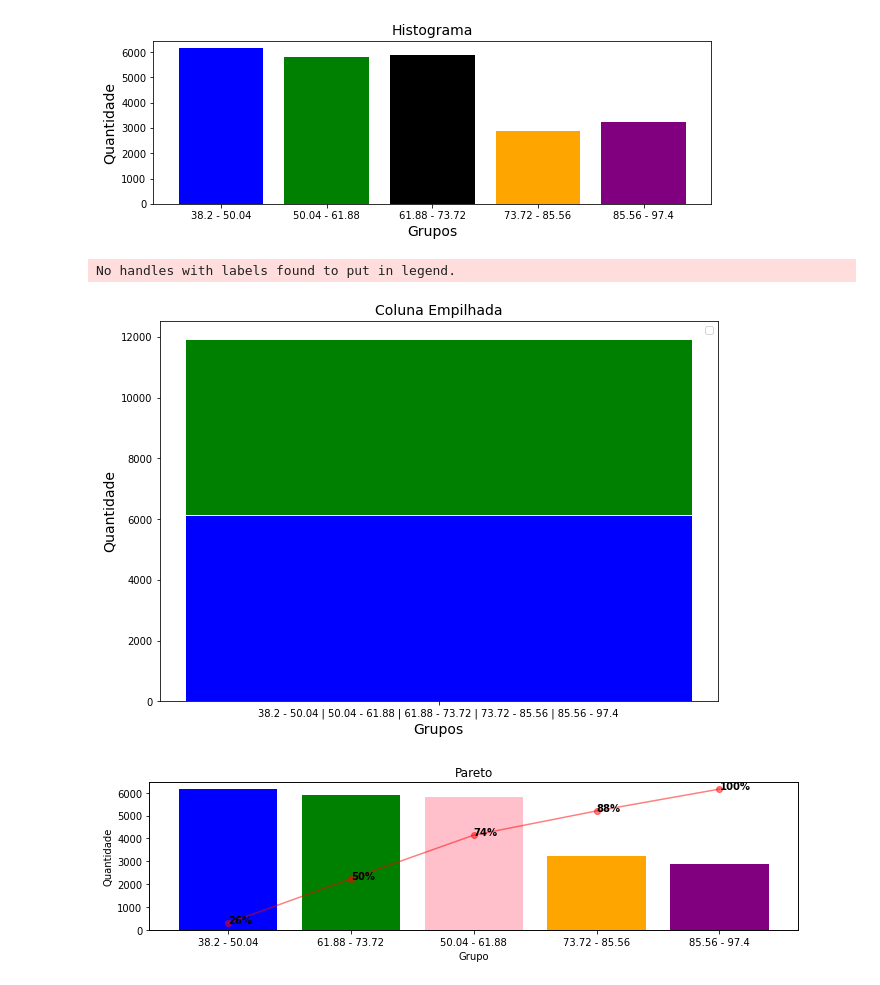
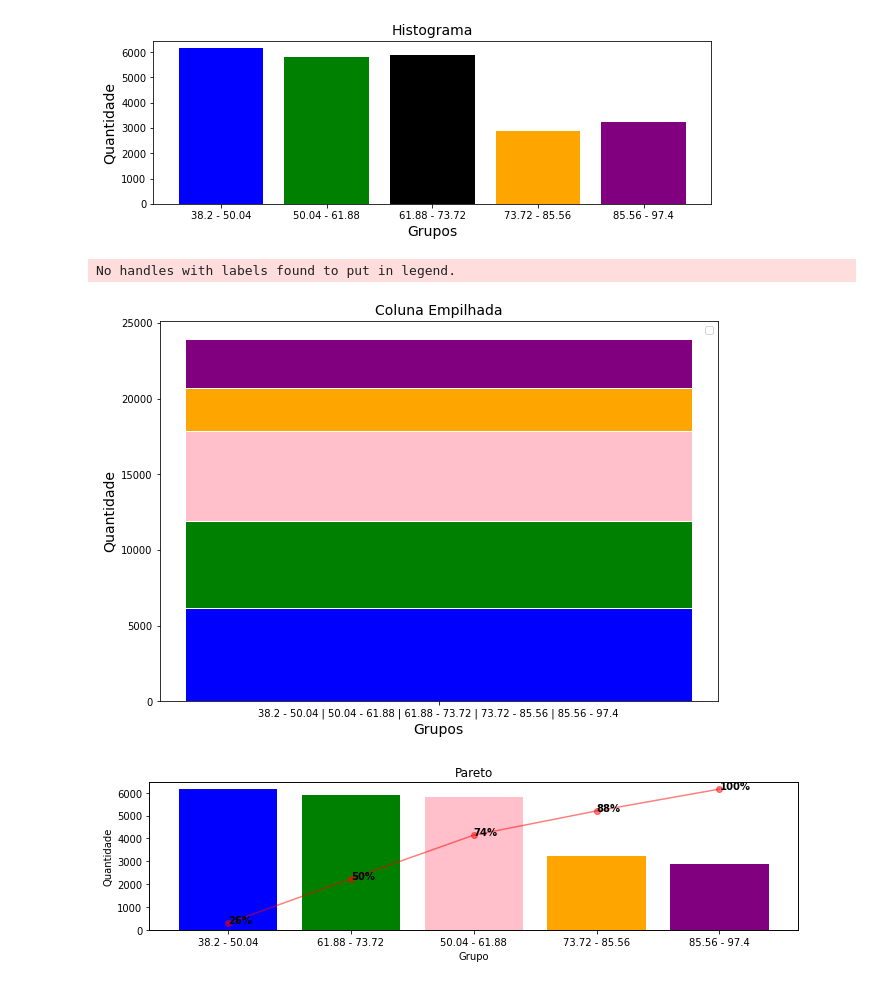
Before and after one commit to alefecrz/Data-Mining, a Jupyter notebook: src/server.ipynb, the cells around one changed output. Drawn from its saved outputs; the diff is of its cells as text; code cells hidden in the pictures.

```diff
--- a/src/server.ipynb
+++ b/src/server.ipynb
@@ -967,31 +967,29 @@ Text(0, 0.5, 'Quantidade')
 # %%
 dataframe = pd.DataFrame({
     'Grupo': [leg_1, leg_2, leg_3,  leg_4, leg_5],
     'Quantidade': [grupo_1.count(),  grupo_2.count(),  grupo_3.count(),  grupo_4.count(),   grupo_5.count()]
 })
-jeans = [100, 75, 50, 133]
 
-quarter = [leg_1]
 barWidth = 1
 #plot bars
 legend = leg_1 + " | " + leg_2 + " | " +  leg_3 + " | " +  leg_4 + " | " +  leg_5
 
 plt.figure(figsize=(10,7))
 plt.bar(legend,  grupo_1.count(), color='blue', edgecolor='white', width=barWidth)
-plt.bar(legend,  grupo_4.count(), bottom= grupo_1.count(), color=colors[1], edgecolor='white', width=barWidth)
-plt.bar(legend,  grupo_3.count(), bottom= grupo_1.count(), color=colors[1], edgecolor='white', width=barWidth)
-plt.bar(legend,  grupo_2.count(), bottom= grupo_1.count(), color=colors[1], edgecolor='white', width=barWidth)
-plt.bar(legend,  grupo_2.count(), bottom= grupo_1.count(), color=colors[1], edgecolor='white', width=barWidth)
+plt.bar(legend,  grupo_2.count(), bottom=grupo_1.count(), color='green', edgecolor='white', width=barWidth)
+plt.bar(legend,  grupo_3.count(), bottom=grupo_1.count()+grupo_2.count(), color='pink', edgecolor='white', width=barWidth)
+plt.bar(legend,  grupo_4.count(), bottom=grupo_1.count()+grupo_2.count()+grupo_3.count(), color='orange', edgecolor='white', width=barWidth)
+plt.bar(legend,  grupo_5.count(), bottom=grupo_1.count()+grupo_2.count()+grupo_3.count()+grupo_4.count(), color='purple', edgecolor='white', width=barWidth)
 plt.legend()
 # Custom X axis
 plt.title('Coluna Empilhada', fontsize=14)
 plt.xlabel('Grupos', fontsize=14)
 plt.ylabel('Quantidade', fontsize=14)
 
 plt.show()
 # %% [output]
 No handles with labels found to put in legend.
-[figure, old version]
+[figure, new version]
 # %%
 df = pd.DataFrame({
     'Grupo': [leg_1, leg_3, leg_2,  leg_4, leg_5],
```
